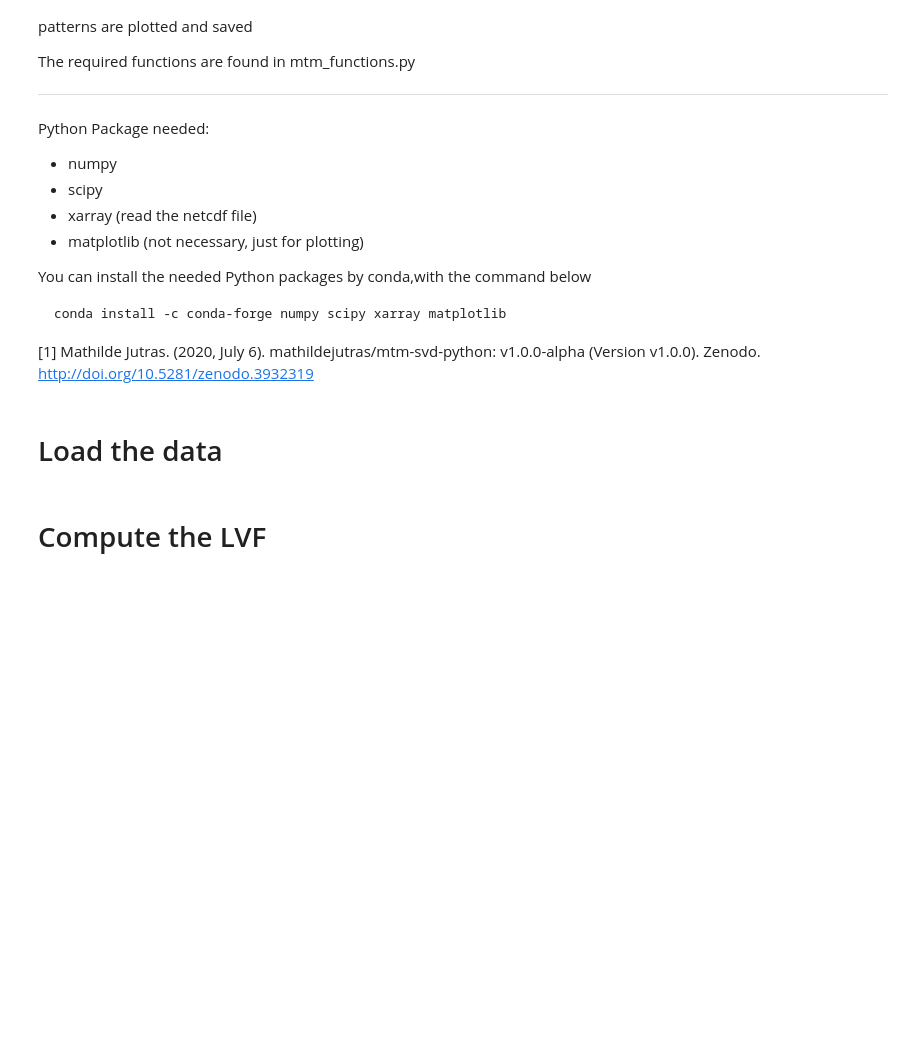
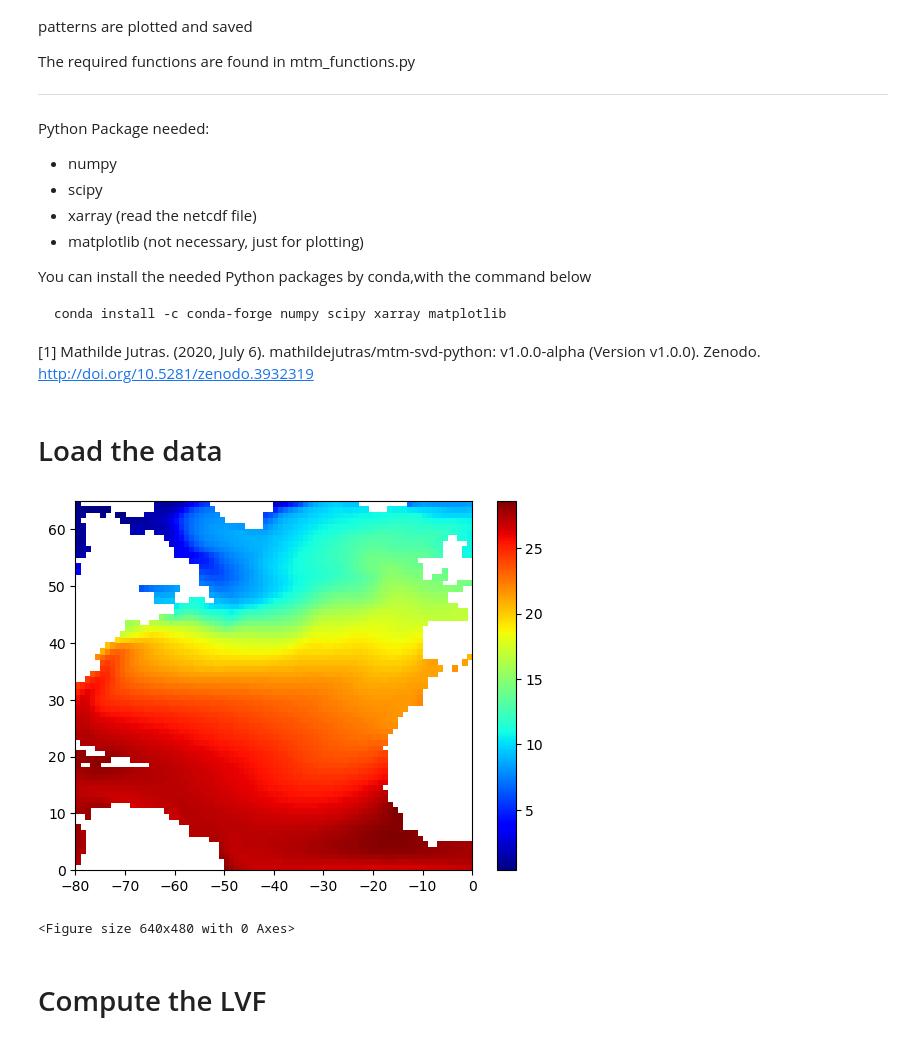
Before and after one commit to Liu-Yitao/mtm-svd-python, a Jupyter notebook: mtm-svd_python.ipynb, the cells around one changed output. Saved outputs shown, nothing was run; the diff lists cells and outputs as text; code cells hidden in the pictures; blank space fills up the shorter version.

```diff
--- a/mtm-svd_python.ipynb
+++ b/mtm-svd_python.ipynb
@@ -67,24 +68,27 @@ import time
 # Load the data
 # %%
 # the data used in this sample is the SST of CMIP5 CCSM4 piControl
-file_path = 'tos_1x1_CCSM4_piControl.nc'
+file_path = './ie13_PI_iTraCE.ocn.SST.degC.0001-0400.ANN.nc'
 # Select the depth, in m
 d = 0
-model = 'CCSM4' # name of the model, for naming the output
+model = 'icesm13' # name of the model, for naming the output
 
-var = xr.open_dataset(file_path)['tos'].loc[:,0:65,280:360]
+var = xr.open_dataset(file_path)['SST'].loc[:,0:65,280-360:0]
 dt = 1. # time step in years
 lon = var.lon
 lat = var.lat
 # var = var.sel(NAME_DEPTH_VARIABLE=d, method='nearest').values
 
 # Plot map of the variable
 xgrid, ygrid = np.meshgrid(lon,lat)
 plt.pcolor(xgrid, ygrid, var[0,:,:], cmap='jet')
 cbar=plt.colorbar()
 plt.savefig(f'Figs/{model}_data_first_timestep.jpg')
 plt.show()
 plt.clf()
+# %% [output]
+[figure, added]
+<Figure size 640x480 with 0 Axes>
 # %% [markdown]
 # Compute the LVF
 # %%
```
Also changed, not shown: parts of 8 cells of this notebook, 4 other files.
